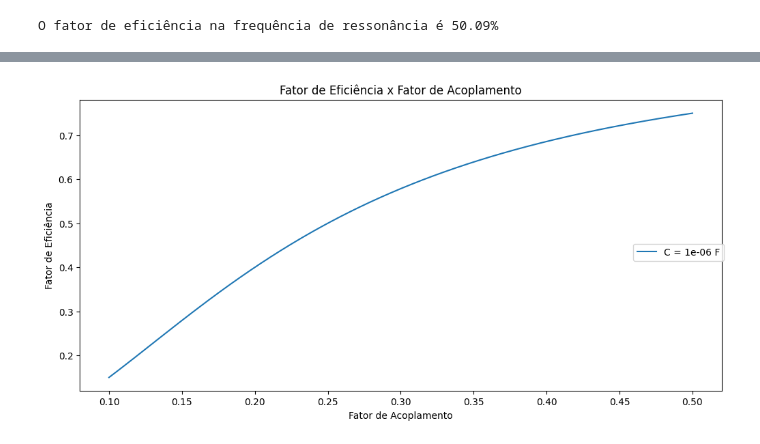
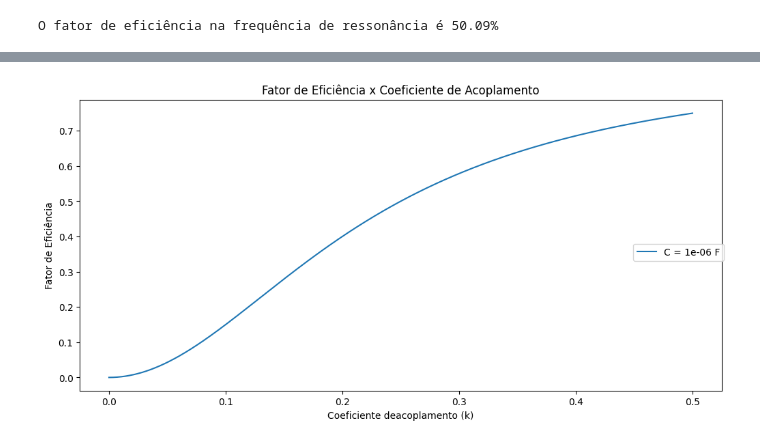
Before and after one commit to Peng1104/EletroMag-Projeto, a Jupyter notebook: projeto.ipynb, the cells around one changed output, grey strips where cells are left out. Drawn from its saved outputs; the diff is of its cells as text; code cells hidden in the pictures.

```diff
--- a/projeto.ipynb
+++ b/projeto.ipynb
@@ -288,5 +292,5 @@ w = 2*pi*F
 # %%
-fatoresDeAcoplamento = np.linspace(0.1, 0.5, 1000)
+fatoresDeAcoplamento = np.linspace(0, 0.5, 1000)
 
 vMarcaPasso = []
 SFonte = []
@@ -348,13 +352,13 @@ plt.show()
 # %%
 fig, ax = plt.subplots(layout='constrained',figsize=(10,5))
 
 ax.plot(fatoresDeAcoplamento, FatorDeEficiencia, label=f"C = {c} F")
 
 fig.legend(loc='center right')
 
-plt.title("Fator de Eficiência x Fator de Acoplamento")
-plt.xlabel("Fator de Acoplamento")
+plt.title("Fator de Eficiência x Coeficiente de Acoplamento")
+plt.xlabel("Coeficiente deacoplamento (k)")
 plt.ylabel("Fator de Eficiência")
 plt.show()
 # %% [output]
-[figure, old version]
+[figure, new version]
```
Also changed, not shown: parts of 6 cells of this notebook.
